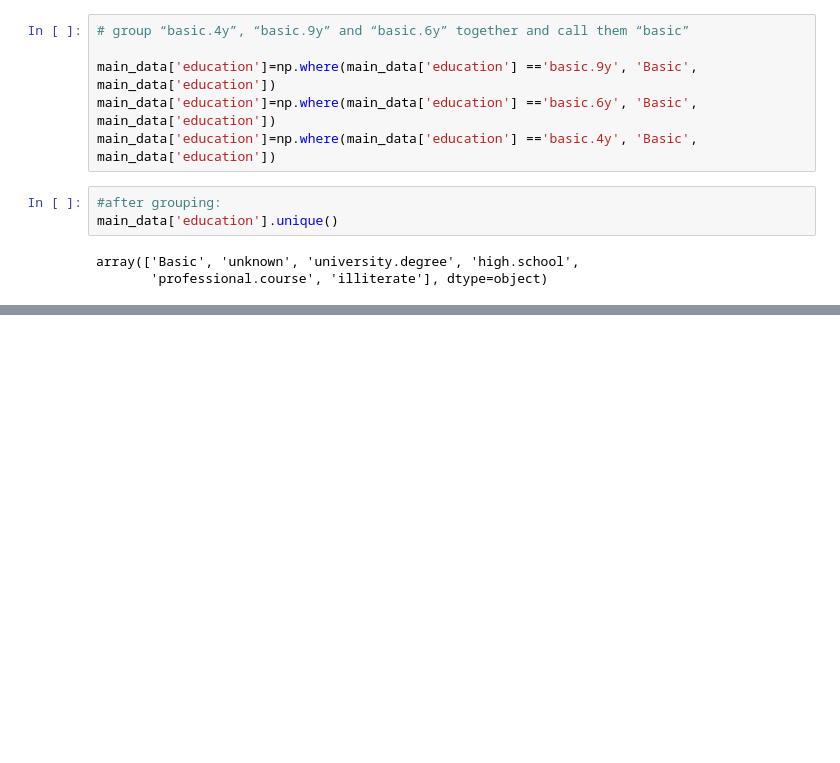
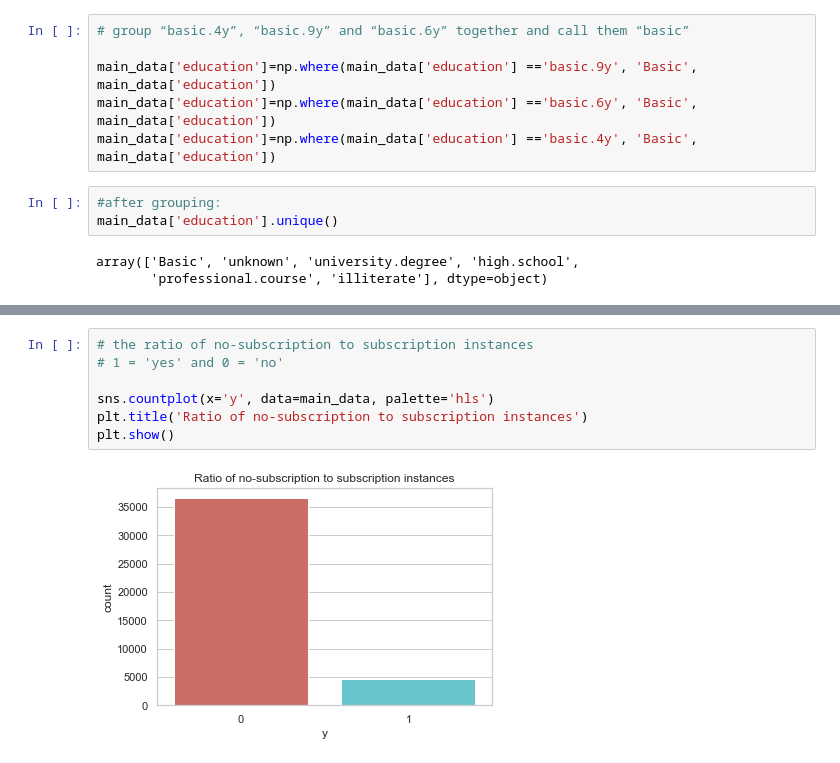
Before and after one commit to georgiev-ventsi/logistic-regression, a Jupyter notebook: logistical-regression.ipynb, the cells around one changed output, grey strips where cells are left out. Saved outputs shown, nothing was run; the diff lists cells and outputs as text; blank space fills up the shorter version.

Commit message:
calculate and visualise the ration of of no-subscription to subscription instances

```diff
--- a/logistical-regression.ipynb
+++ b/logistical-regression.ipynb
@@ -145,0 +155,9 @@ array(['Basic', 'unknown', 'university.degree', 'high.school',
+# %%
+# the ratio of no-subscription to subscription instances
+# 1 = 'yes' and 0 = 'no'
+
+sns.countplot(x='y', data=main_data, palette='hls')
+plt.title('Ratio of no-subscription to subscription instances')
+plt.show()
+# %% [output]
+[figure, added]
```
Also changed, not shown: parts of 5 cells of this notebook, 1 other file.
